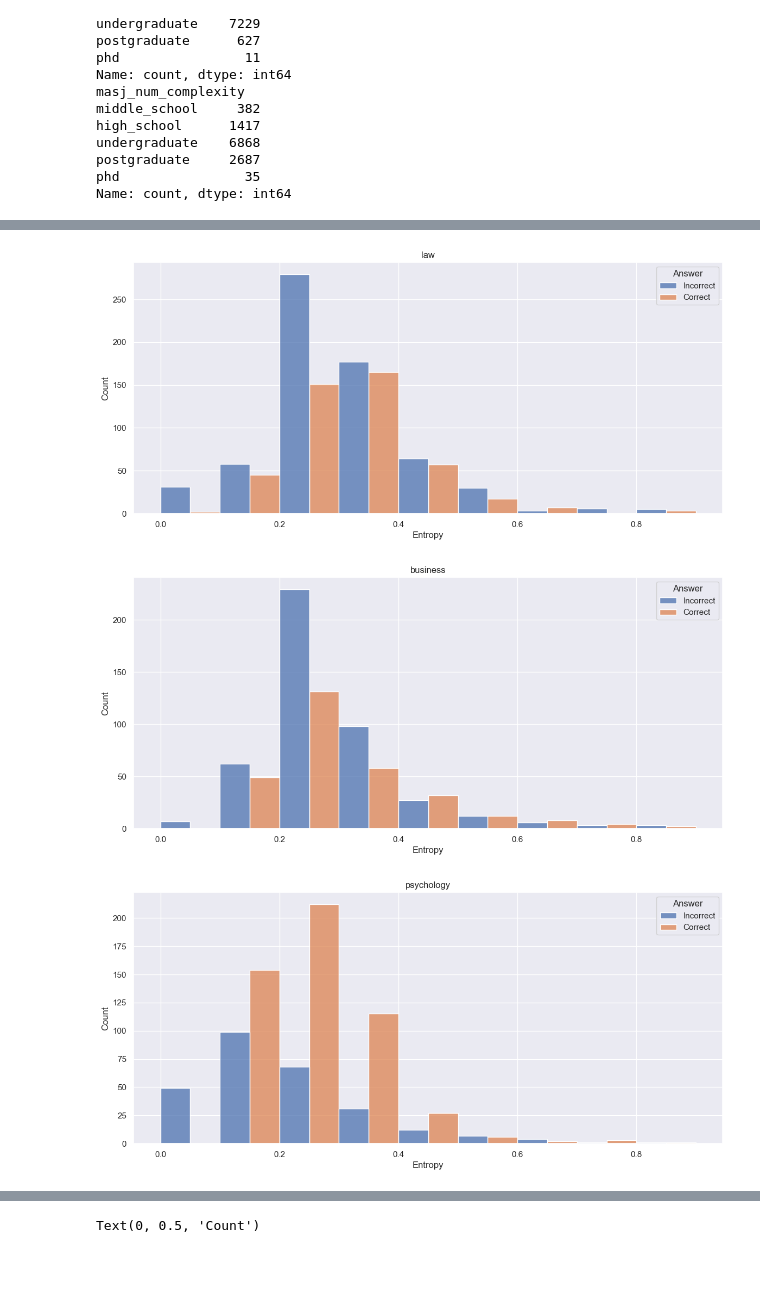
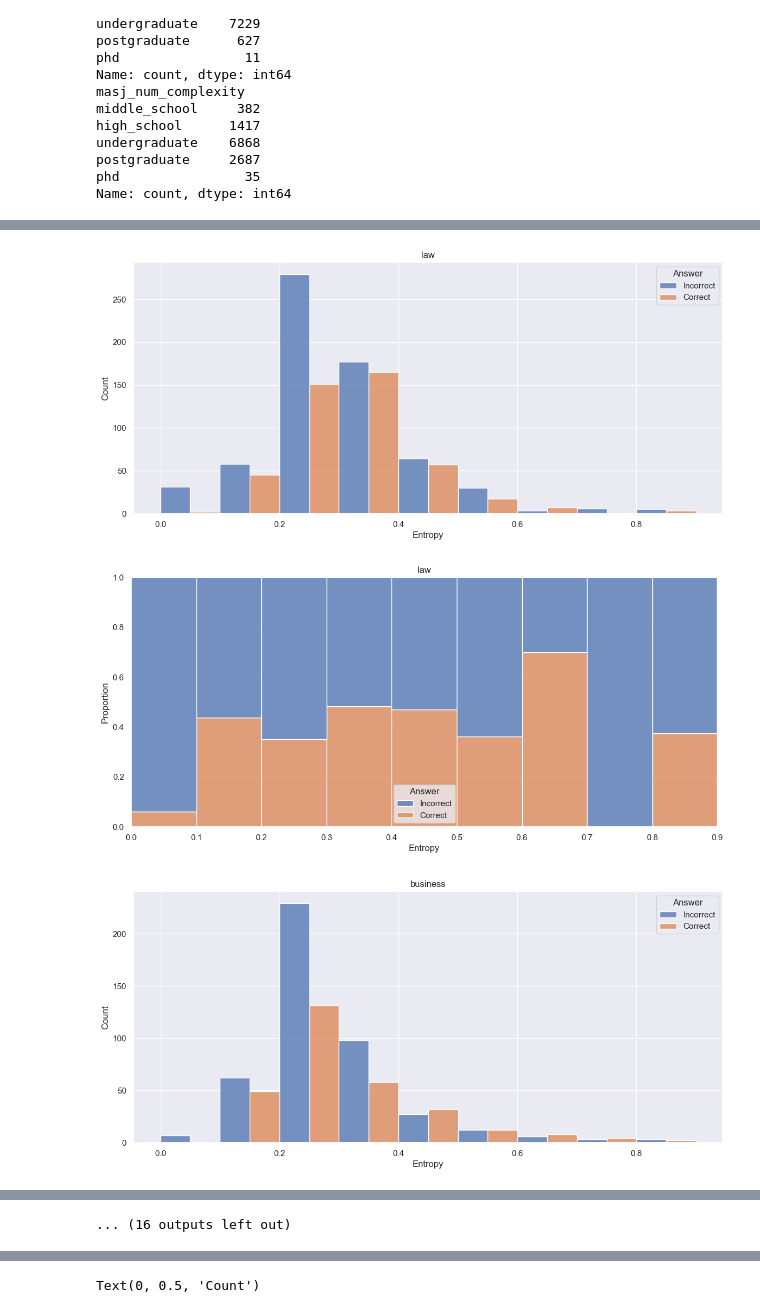
Before and after one commit to LabARSS/question-complextiy-estimation, a Jupyter notebook: notebooks/analysis_mmlu.ipynb, the cells around one changed output, grey strips where cells are left out. Saved outputs shown, nothing was run; the diff lists cells and outputs as text; code cells hidden in the pictures; blank space fills up the shorter version.

```diff
--- a/notebooks/analysis_mmlu.ipynb
+++ b/notebooks/analysis_mmlu.ipynb
@@ -155,5 +197,19 @@ for cat in mmlu_num_maj_df["category"].unique():
     ax.set_ylabel("Count")
     ax.set_title(cat)
     plt.legend(handles=ax.get_legend().legend_handles, labels=["Incorrect", "Correct"], title="Answer")
+
+    plt.figure(figsize=(14, 6))
+    ax = sns.histplot(
+        mmlu_num_maj_df.loc[mmlu_num_maj_df["category"].isin([cat]), :],
+        x="entropy_value_phi3",
+        bins=[x * 0.1 for x in range(0, 10)],
+        hue="entropy_ans_correct_phi3",
+        hue_order=[False, True],
+        multiple="fill",
+    )
+    ax.set_xlabel("Entropy")
+    ax.set_ylabel("Proportion")
+    ax.set_title(cat)
+    plt.legend(handles=ax.get_legend().legend_handles, labels=["Incorrect", "Correct"], title="Answer")
 # %% [output]
 [figure]
@@ -209,6 +278,19 @@ ax = sns.histplot(
 ax.set_xlabel("Entropy")
 ax.set_ylabel("Count")
 plt.legend(handles=ax.get_legend().legend_handles, labels=["Incorrect", "Correct"], title="Answer")
+
+plt.figure(figsize=(14, 6))
+ax = sns.histplot(
+    mmlu_num_maj_df.loc[~mmlu_num_maj_df["category"].isin(STEM), :],
+    x="entropy_value_mistral",
+    bins=[x * 0.1 for x in range(0, 10)],
+    hue="entropy_ans_correct_mistral",
+    hue_order=[False, True],
+    multiple="fill",
+)
+ax.set_xlabel("Entropy")
+ax.set_ylabel("Proportion")
+plt.legend(handles=ax.get_legend().legend_handles, labels=["Incorrect", "Correct"], title="Answer")
 # %% [output]
 <matplotlib.legend.Legend at 0x...>
 [figure]
@@ -215,25 +298,39 @@ plt.legend(handles=ax.get_legend().legend_handles, labels=["Incorrect", "Correct
 # %%
 import matplotlib.pyplot as plt
 import seaborn as sns
 
 sns.set_theme()
 
 
 for cat in mmlu_num_maj_df["category"].unique():
     plt.figure(figsize=(14, 6))
     ax = sns.histplot(
         mmlu_num_maj_df.loc[mmlu_num_maj_df["category"].isin([cat]), :],
         x="entropy_value_mistral",
         bins=[x * 0.1 for x in range(0, 10)],
         hue="entropy_ans_correct_mistral",
         hue_order=[False, True],
         multiple="dodge",
     )
     ax.set_xlabel("Entropy")
     ax.set_ylabel("Count")
     ax.set_title(cat)
     plt.legend(handles=ax.get_legend().legend_handles, labels=["Incorrect", "Correct"], title="Answer")
+
+    plt.figure(figsize=(14, 6))
+    ax = sns.histplot(
+        mmlu_num_maj_df.loc[mmlu_num_maj_df["category"].isin([cat]), :],
+        x="entropy_value_mistral",
+        bins=[x * 0.1 for x in range(0, 10)],
+        hue="entropy_ans_correct_mistral",
+        hue_order=[False, True],
+        multiple="fill",
+    )
+    ax.set_xlabel("Entropy")
+    ax.set_ylabel("Proportion")
+    ax.set_title(cat)
+    plt.legend(handles=ax.get_legend().legend_handles, labels=["Incorrect", "Correct"], title="Answer")
 # %% [output]
 [figure]
-[figure, old version]
+[figure, new version]
-[figure, old version]
+[figure, new version]
@@ -251,3 +346,4 @@ for cat in mmlu_num_maj_df["category"].unique():
+... (16 outputs left out)
 # %%
 import matplotlib.pyplot as plt
 import seaborn as sns
```
Also changed, not shown: parts of 14 cells of this notebook, 1 other file.
